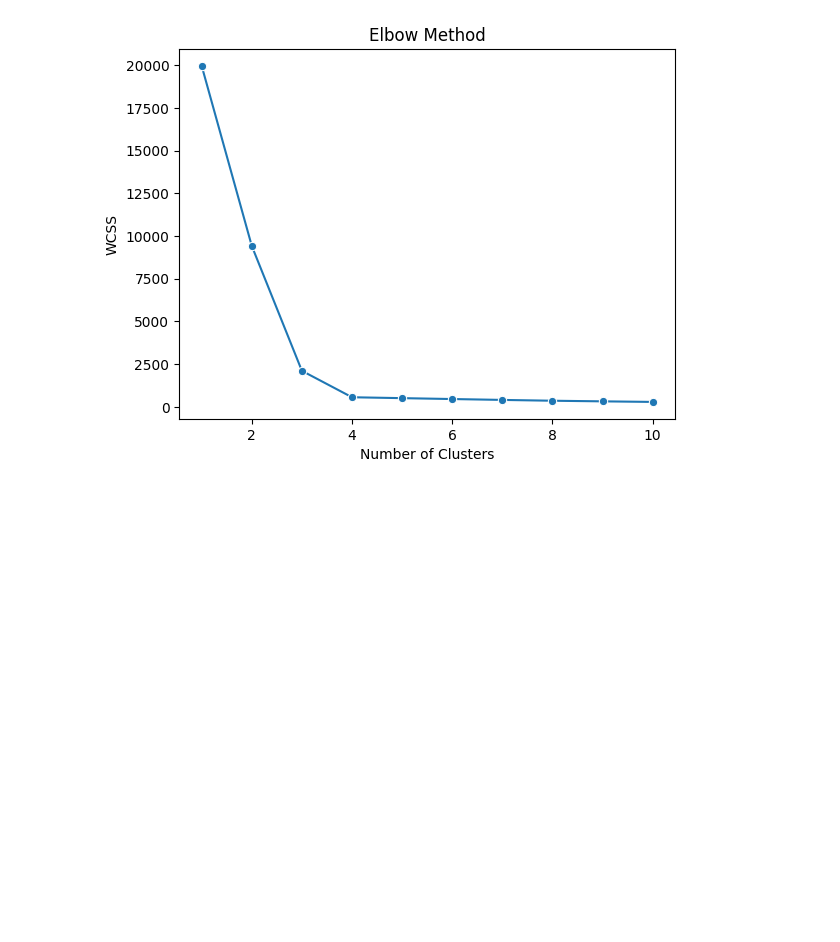
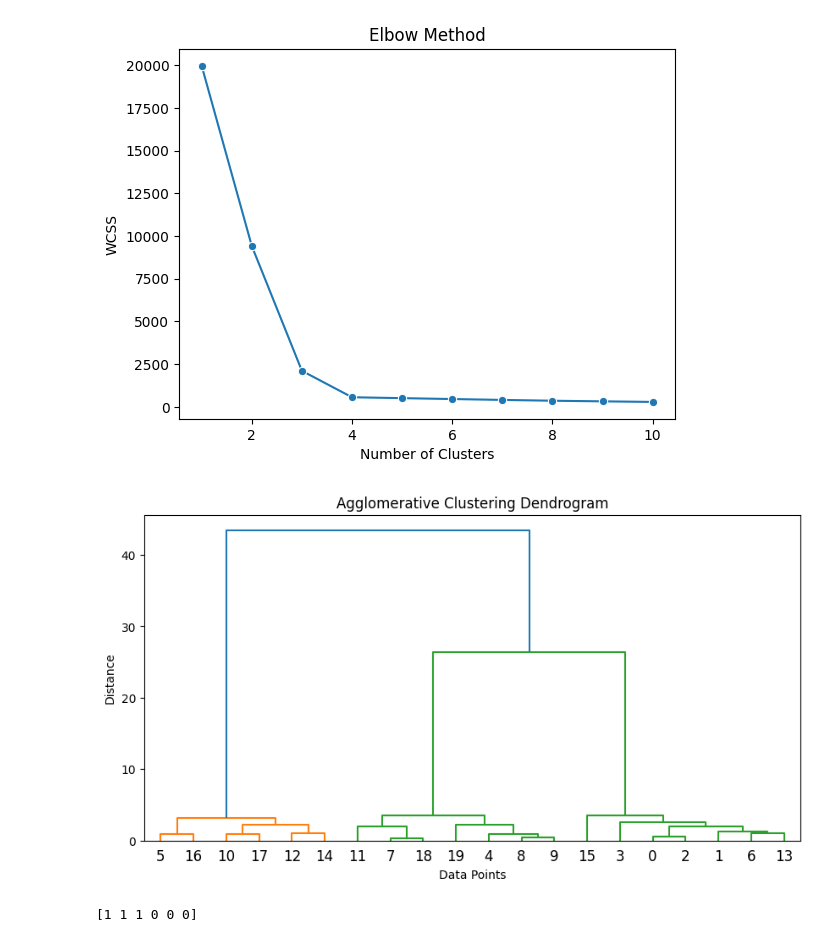
Before and after one commit to skm22/Introduction_To_Machine_Learning, a Jupyter notebook: Notes/Notes ipynb file/unsupervised.ipynb, the cells around one changed output. Drawn from its saved outputs; the diff is of its cells as text; code cells hidden in the pictures; blank space fills up the shorter version.

```diff
--- a/Notes/Notes ipynb file/unsupervised.ipynb
+++ b/Notes/Notes ipynb file/unsupervised.ipynb
@@ -42,3 +39,31 @@ plt.title('Elbow Method')
 plt.show()
 # %% [output]
 [figure]
+# %%
+from sklearn.datasets import make_blobs
+from scipy.cluster.hierarchy import dendrogram, linkage
+import matplotlib.pyplot as plt
+# Generate sample data
+X, y= make_blobs(n_samples=20, centers=3, random_state=42)
+# Create hierarchical clustering
+Z = linkage(X, method='ward')
+# Plot dendrogram
+plt.figure(figsize=(10, 5))
+dendrogram(Z)
+plt.title("Agglomerative Clustering Dendrogram")
+plt.xlabel("Data Points")
+plt.ylabel("Distance")
+plt.show()
+# %% [output]
+[figure, added]
+# %%
+from sklearn.cluster import AgglomerativeClustering
+X = [[1], [2], [4], [10], [11], [13]]
+
+
+model = AgglomerativeClustering(n_clusters=2, linkage="single")
+model.fit(X)
+
+print(model.labels_)
+# %% [output]
+[1 1 1 0 0 0]
```
Also changed, not shown: parts of 3 cells of this notebook.
